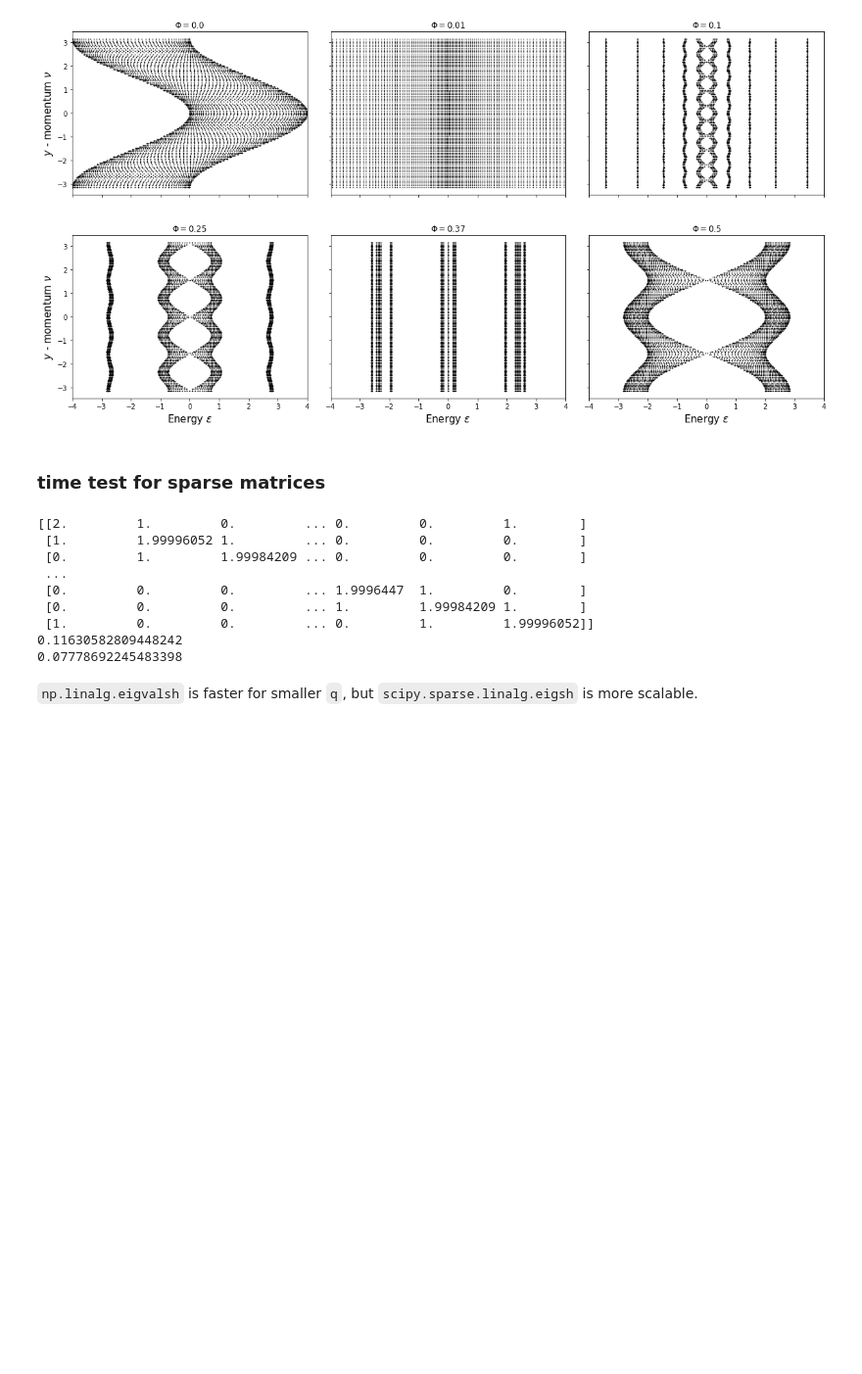
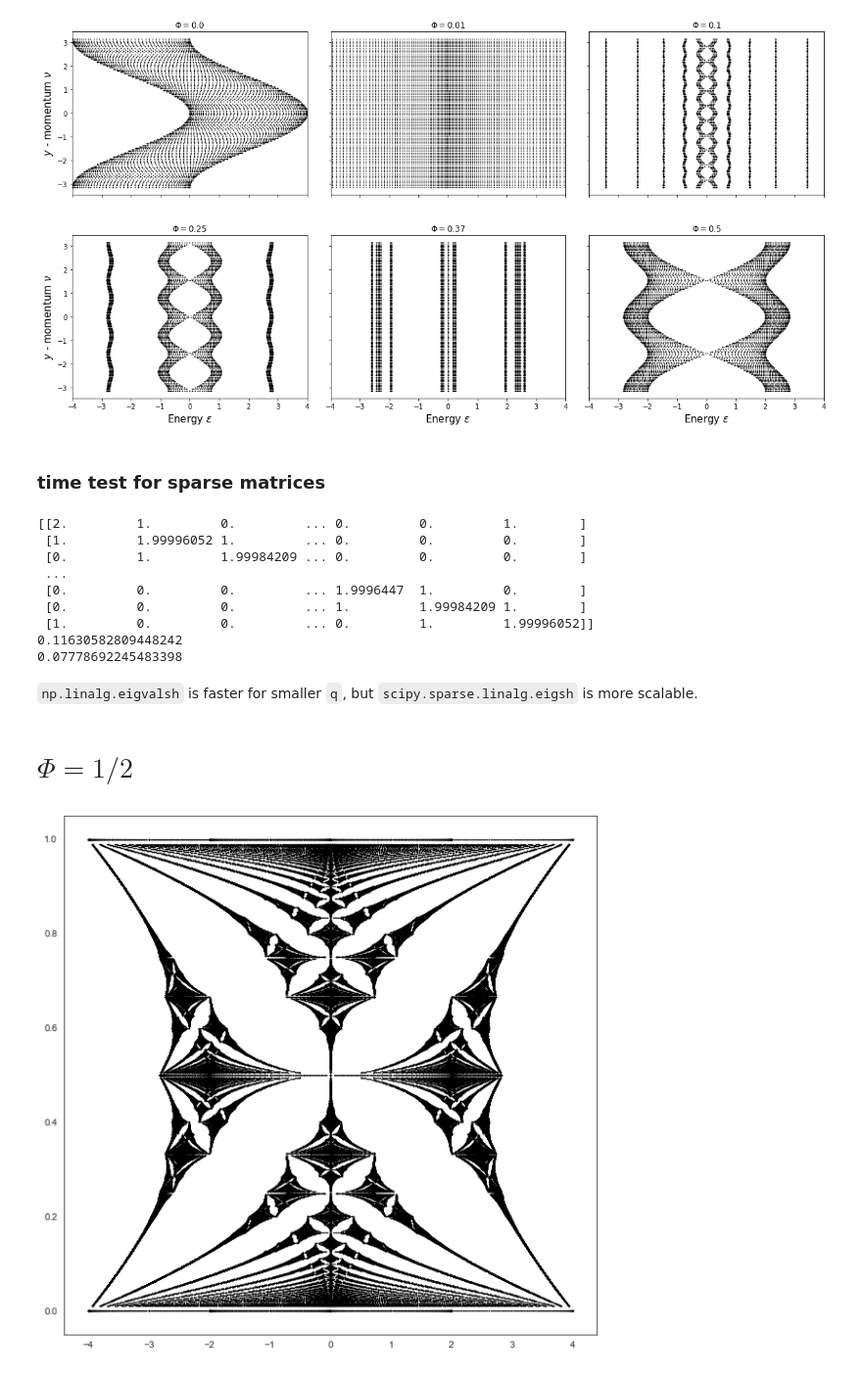
Before and after one commit to leogoutte/SOTI_Butterfly, a Jupyter notebook: Hofstadters_Butterfly.ipynb, the cells around one changed output. Shown at 98% size. Drawn from its saved outputs; the diff is of its cells as text; code cells hidden in the pictures; blank space fills up the shorter version.

```diff
--- a/Hofstadters_Butterfly.ipynb
+++ b/Hofstadters_Butterfly.ipynb
@@ -461,3 +490,35 @@ print(t3-t2)
 0.07778692245483398
 # %% [markdown]
 `np.linalg.eigvalsh` is faster for smaller `q`, but `scipy.sparse.linalg.eigsh` is more scalable.
+# %% [markdown]
+# $\Phi = 1/2$
+# %%
+def main_rep(qmax = 101, nu = 0, mu = 0):
+    # main function
+    phi = []
+    eps = []
+    for q in range(1, qmax):
+        for p in range(0, q): # all p s.t p/q < 1
+            # add all possible phi (q copies of p/q and 1-p/q)
+            phi.extend([p/q]*q + [(q-p)/q]*q)
+            # compute eigs
+            eigs_pq = eigs_harper(p, q, nu, mu)
+            # add each eig twice for same reason as above (hermicity)
+            eps.extend(eigs_pq*2)
+
+    # return phis and energies
+    return phi, eps
+# %%
+nus = np.linspace(-np.pi,np.pi,5)
+E_12 = []
+Phi_12 = []
+for nu in nus:
+    phi, eps = main_rep(qmax=100,nu = nu, mu = 0)
+    Phi_12.extend(phi)
+    E_12.extend(eps)
+# %%
+plt.figure(figsize=(10,10))
+plt.scatter(E_12,Phi_12, c = 'k', marker = '.', s=0.005)
+plt.show()
+# %% [output]
+[figure, added]
```
Also changed, not shown: parts of 5 cells of this notebook, 3 other files.
